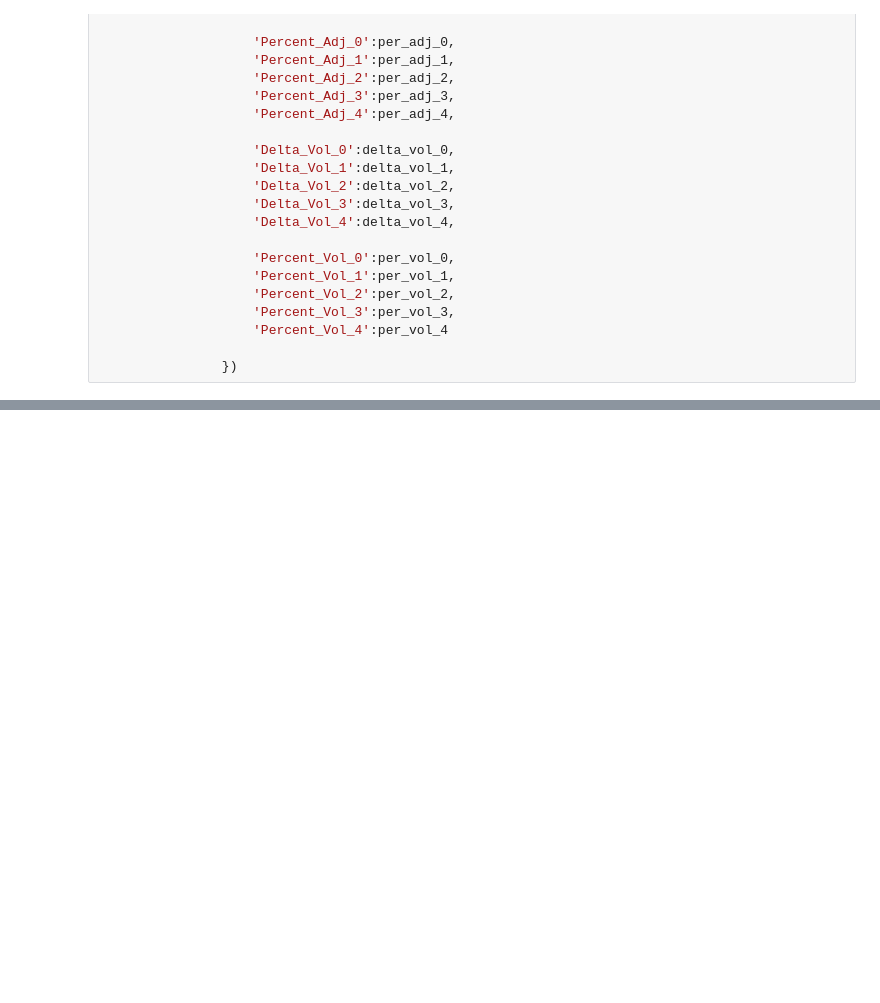
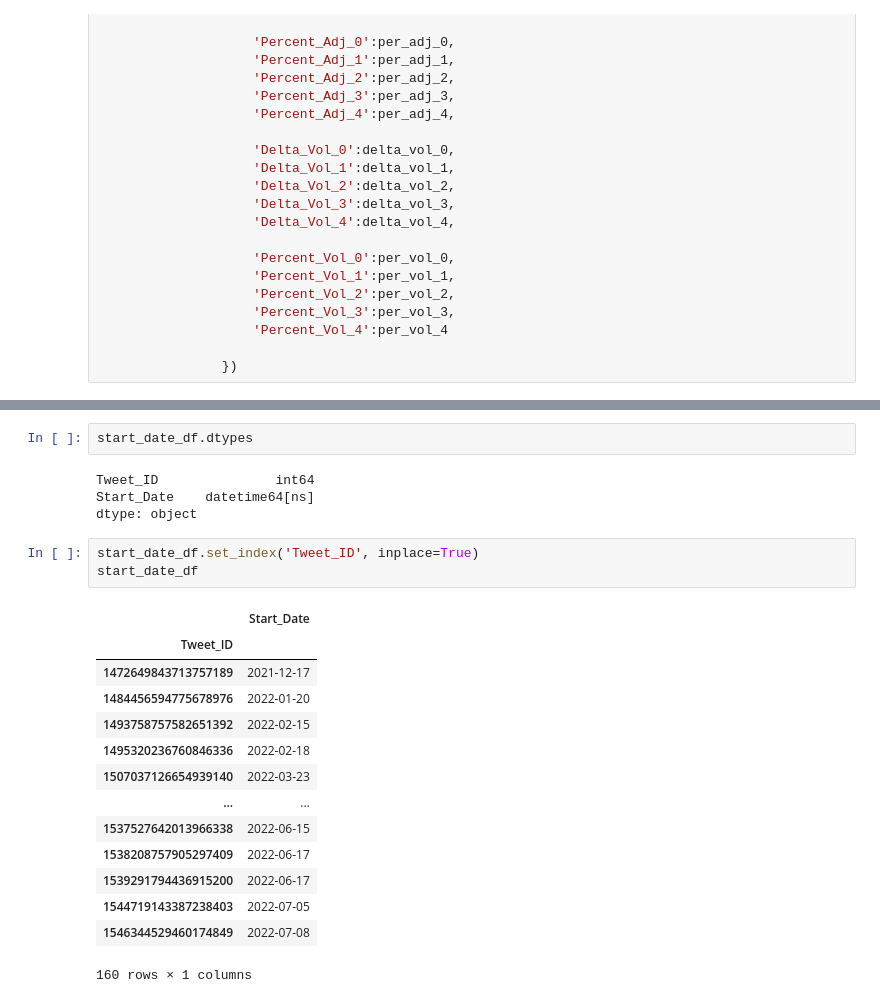
Before and after one commit to VanAntworth/To-The-Moon, a Jupyter notebook: Tamara/Twitter_analysis.ipynb, the cells around one changed output, grey strips where cells are left out. Saved outputs shown, nothing was run; the diff lists cells and outputs as text; blank space fills up the shorter version.

```diff
--- a/Tamara/Twitter_analysis.ipynb
+++ b/Tamara/Twitter_analysis.ipynb
@@ -715,0 +716,24 @@ start_date_df
+# %%
+start_date_df.dtypes
+# %% [output]
+Tweet_ID               int64
+Start_Date    datetime64[ns]
+dtype: object
+# %%
+start_date_df.set_index('Tweet_ID', inplace=True)
+start_date_df
+# %% [output]
+|  | Start_Date |
+| Tweet_ID |  |
+| 1472649843713757189 | 2021-12-17 |
+| 1484456594775678976 | 2022-01-20 |
+| 1493758757582651392 | 2022-02-15 |
+| 1495320236760846336 | 2022-02-18 |
+| 1507037126654939140 | 2022-03-23 |
+| ... | ... |
+| 1537527642013966338 | 2022-06-15 |
+| 1538208757905297409 | 2022-06-17 |
+| 1539291794436915200 | 2022-06-17 |
+| 1544719143387238403 | 2022-07-05 |
+| 1546344529460174849 | 2022-07-08 |
+160 rows × 1 columns
```
Also changed, not shown: parts of 7 cells of this notebook.
